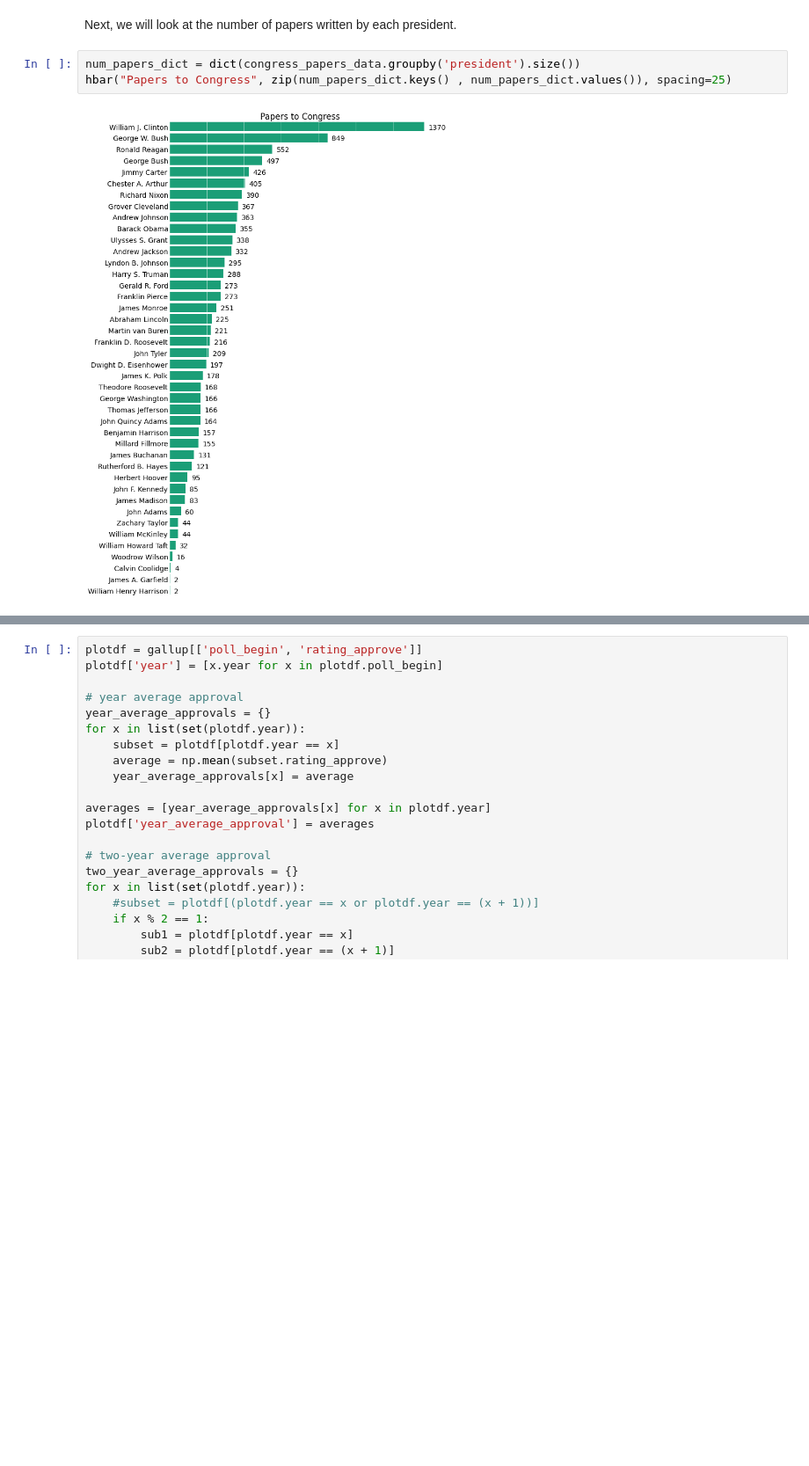
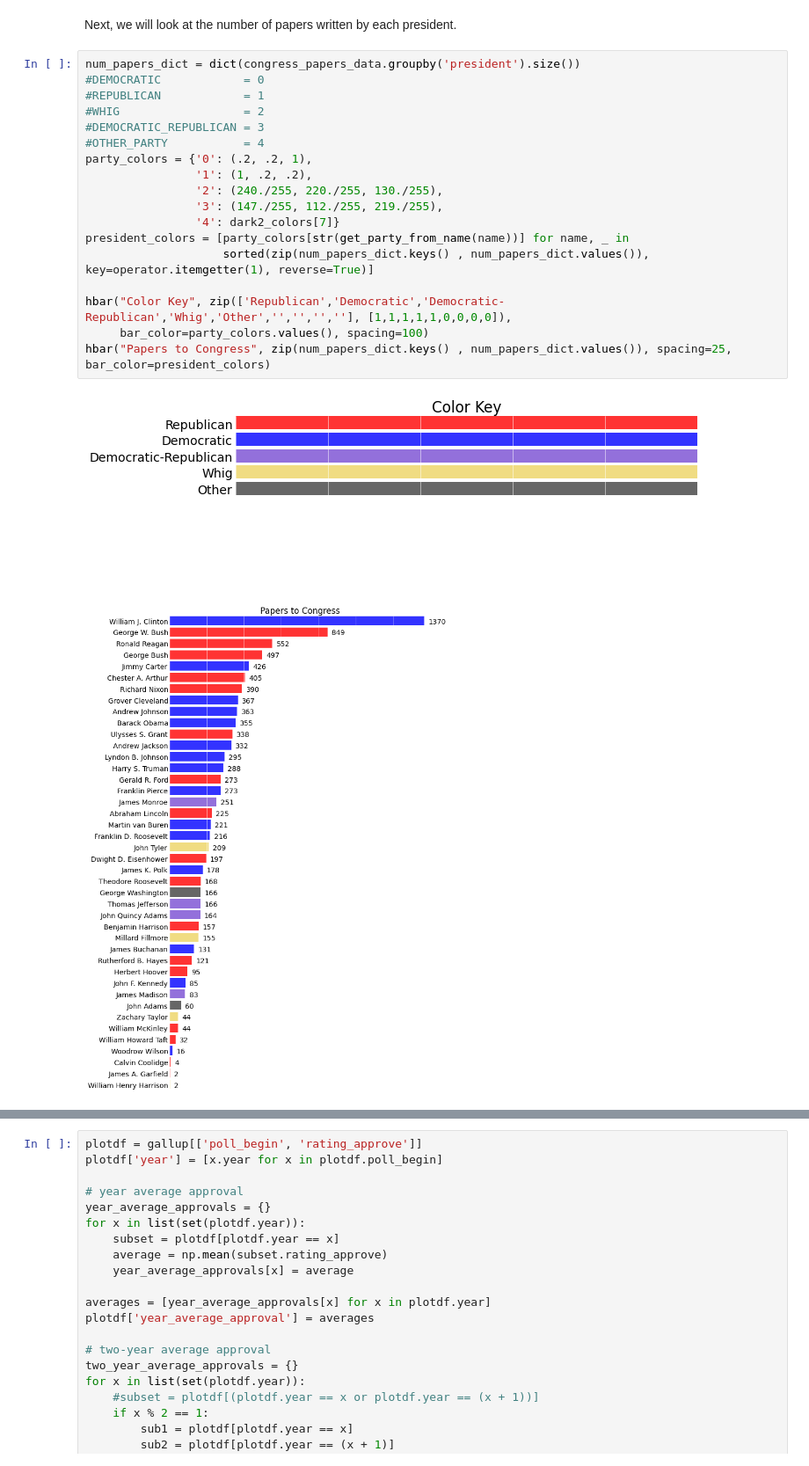
Before and after one commit to rlucioni/executive-evolution, a Jupyter notebook: matt_changes.ipynb, the cells around one changed output, grey strips where cells are left out. Shown at 88% size. Cells and saved outputs as stored; diff of their text form; blank space fills up the shorter version.

```diff
--- a/matt_changes.ipynb
+++ b/matt_changes.ipynb
@@ -2298,8 +2313,24 @@ paper_length(dates, text, "Length of Papers to Congress Over Time")
 # %% [markdown]
 Next, we will look at the number of papers written by each president.
-# %%
-num_papers_dict = dict(congress_papers_data.groupby('president').size())
-hbar("Papers to Congress", zip(num_papers_dict.keys() , num_papers_dict.values()), spacing=25)
-# %% [output]
-[figure, removed]
+# %%
+num_papers_dict = dict(congress_papers_data.groupby('president').size())
+#DEMOCRATIC            = 0
+#REPUBLICAN            = 1
+#WHIG                  = 2
+#DEMOCRATIC_REPUBLICAN = 3
+#OTHER_PARTY           = 4
+party_colors = {'0': (.2, .2, 1),
+                '1': (1, .2, .2),
+                '2': (240./255, 220./255, 130./255),
+                '3': (147./255, 112./255, 219./255),
+                '4': dark2_colors[7]}
+president_colors = [party_colors[str(get_party_from_name(name))] for name, _ in
+                    sorted(zip(num_papers_dict.keys() , num_papers_dict.values()), key=operator.itemgetter(1), reverse=True)]
+
+hbar("Color Key", zip(['Republican','Democratic','Democratic-Republican','Whig','Other','','','',''], [1,1,1,1,1,0,0,0,0]),
+     bar_color=party_colors.values(), spacing=100)
+hbar("Papers to Congress", zip(num_papers_dict.keys() , num_papers_dict.values()), spacing=25, bar_color=president_colors)
+# %% [output]
+[figure, added]
+[figure, added]
 # %%
```
Also changed, not shown: parts of 36 cells of this notebook, 1 other file.
